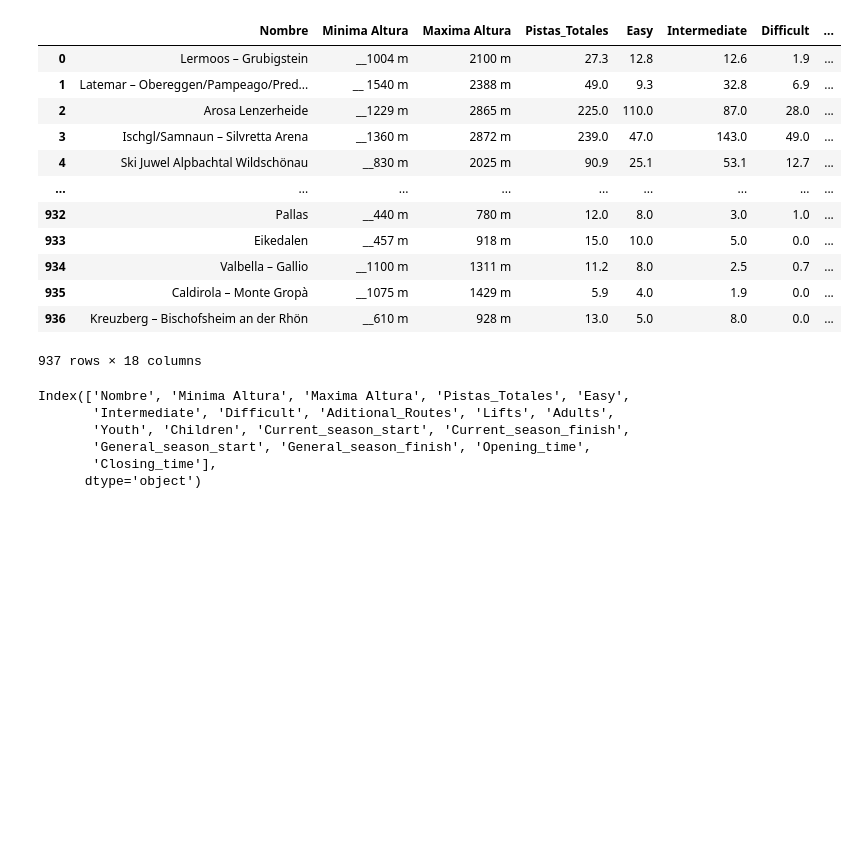
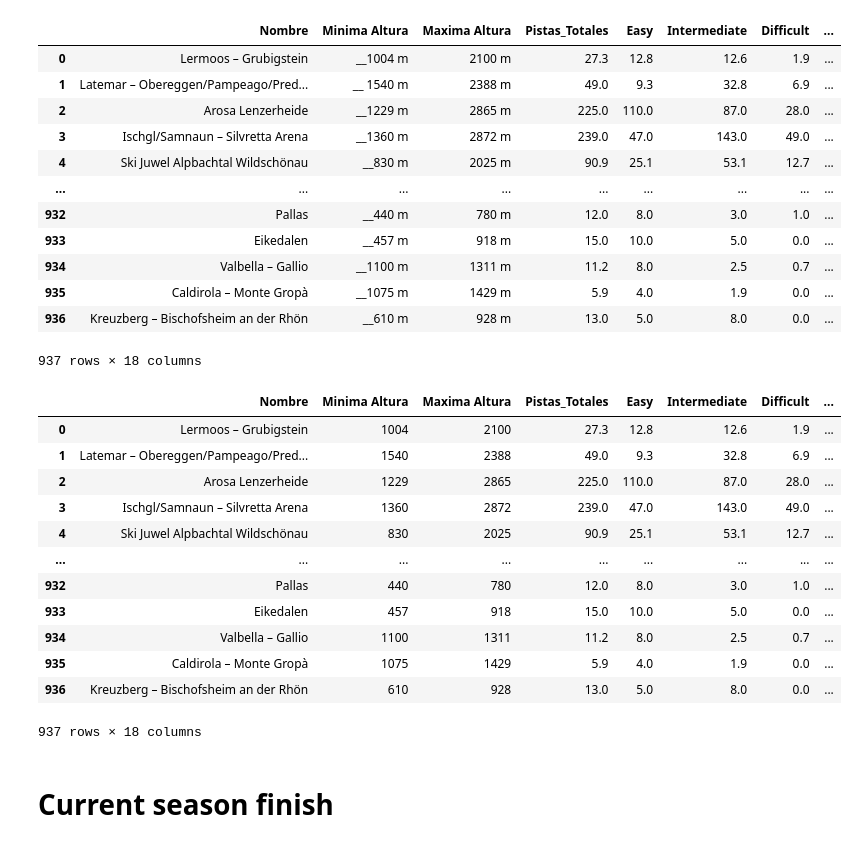
Before and after one commit to jaimecabanyes/GoRiding-, a Jupyter notebook: Untitled.ipynb, the cells around one changed output. Saved outputs shown, nothing was run; the diff lists cells and outputs as text; code cells hidden in the pictures; blank space fills up the shorter version.

```diff
--- a/Untitled.ipynb
+++ b/Untitled.ipynb
@@ -40,11 +40,8 @@ def limpia_col(dfcol):
         a = a.rename(columns={0:"Primera"})
     return a.Primera
 # %%
-dfINAL.columns
+dfINAL['Minima Altura'] = limpia_col(dfINAL['Minima Altura'])
+dfINAL['Maxima Altura'] = limpia_col(dfINAL['Maxima Altura'])
+dfINAL['Adults'] = limpia_col(dfINAL['Adults'])
+dfINAL['Children'] = limpia_col(dfINAL['Children'])
+dfINAL['Youth'] = limpia_col(dfINAL['Youth'])
-# %% [output]
-Index(['Nombre', 'Minima Altura', 'Maxima Altura', 'Pistas_Totales', 'Easy',
-       'Intermediate', 'Difficult', 'Aditional_Routes', 'Lifts', 'Adults',
-       'Youth', 'Children', 'Current_season_start', 'Current_season_finish',
-       'General_season_start', 'General_season_finish', 'Opening_time',
-       'Closing_time'],
-      dtype='object')
@@ -57,0 +61,18 @@ def limpia_col(df):
+# %%
+dfINAL
+# %% [output]
+|  | Nombre | Minima Altura | Maxima Altura | Pistas_Totales | Easy | Intermediate | Difficult | ... |
+| 0 | Lermoos – Grubigstein | 1004 | 2100 | 27.3 | 12.8 | 12.6 | 1.9 | ... |
+| 1 | Latemar – Obereggen/Pampeago/Pred... | 1540 | 2388 | 49.0 | 9.3 | 32.8 | 6.9 | ... |
+| 2 | Arosa Lenzerheide | 1229 | 2865 | 225.0 | 110.0 | 87.0 | 28.0 | ... |
+| 3 | Ischgl/Samnaun – Silvretta Arena | 1360 | 2872 | 239.0 | 47.0 | 143.0 | 49.0 | ... |
+| 4 | Ski Juwel Alpbachtal Wildschönau | 830 | 2025 | 90.9 | 25.1 | 53.1 | 12.7 | ... |
+| ... | ... | ... | ... | ... | ... | ... | ... | ... |
+| 932 | Pallas | 440 | 780 | 12.0 | 8.0 | 3.0 | 1.0 | ... |
+| 933 | Eikedalen | 457 | 918 | 15.0 | 10.0 | 5.0 | 0.0 | ... |
+| 934 | Valbella – Gallio | 1100 | 1311 | 11.2 | 8.0 | 2.5 | 0.7 | ... |
+| 935 | Caldirola – Monte Gropà | 1075 | 1429 | 5.9 | 4.0 | 1.9 | 0.0 | ... |
+| 936 | Kreuzberg – Bischofsheim an der Rhön | 610 | 928 | 13.0 | 5.0 | 8.0 | 0.0 | ... |
+937 rows × 18 columns
+# %% [markdown]
+# Current season finish
```
Also changed, not shown: parts of 19 cells of this notebook.
